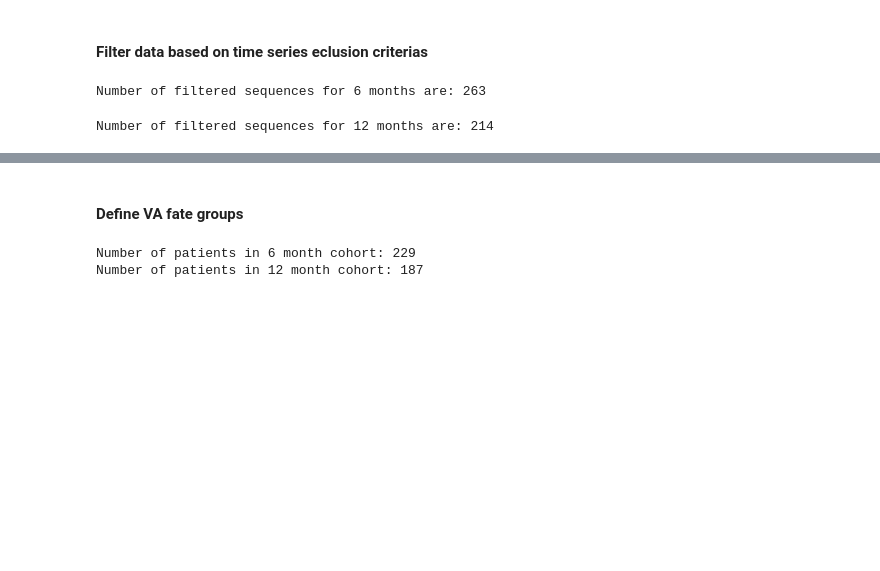
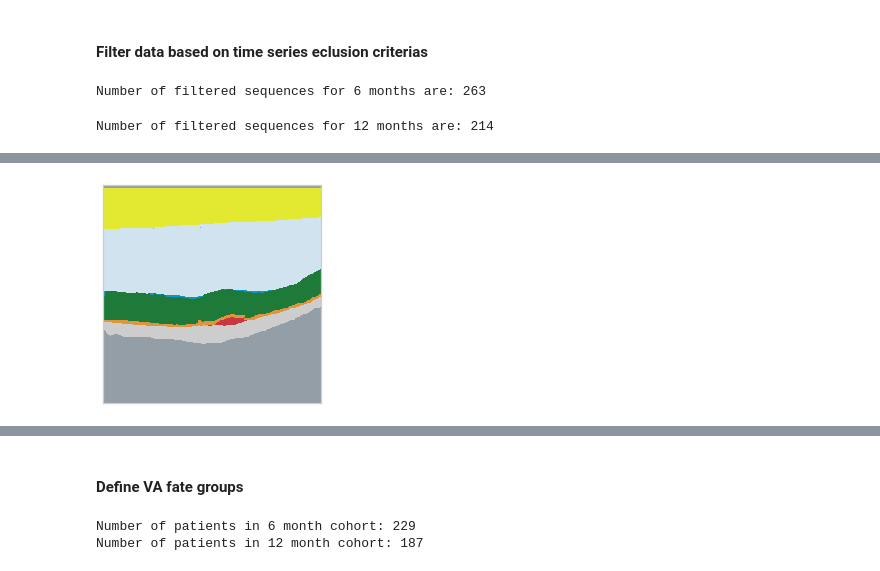
Before and after one commit to theislab/LODE, a Jupyter notebook: feature_statistics/notebooks/0_2_time_series_1-3-6-12-24-months.ipynb, the cells around one changed output, grey strips where cells are left out. Drawn from its saved outputs; the diff is of its cells as text; code cells hidden in the pictures; blank space fills up the shorter version.

```diff
--- a/feature_statistics/notebooks/0_2_time_series_1-3-6-12-24-months.ipynb
+++ b/feature_statistics/notebooks/0_2_time_series_1-3-6-12-24-months.ipynb
@@ -223,0 +250,13 @@ Number of filtered sequences for 12 months are: 214
+# %%
+example_path = "/home/olle/PycharmProjects/LODE/workspace/feature_statistics/examples"
+
+patient = "709"
+date = "20170809"
+laterality = "L"
+example_ = os.path.join(example_path, patient, f"{patient}_{laterality}_{date}.npy")
+
+segmentated_oct = np.load(example_)
+
+plotting.plot_image([segmentated_oct[36, :, :]], model_dir="", mode="test", filename="", save_fig=False)
+# %% [output]
+[figure, added]
```
Also changed, not shown: parts of 17 cells of this notebook, 7 other files.
